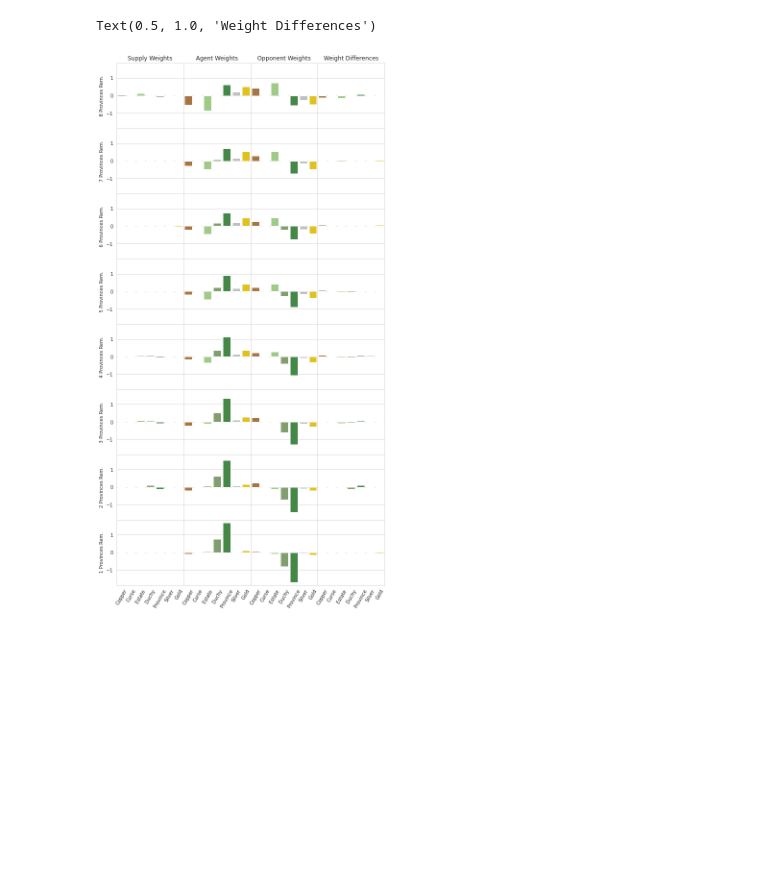
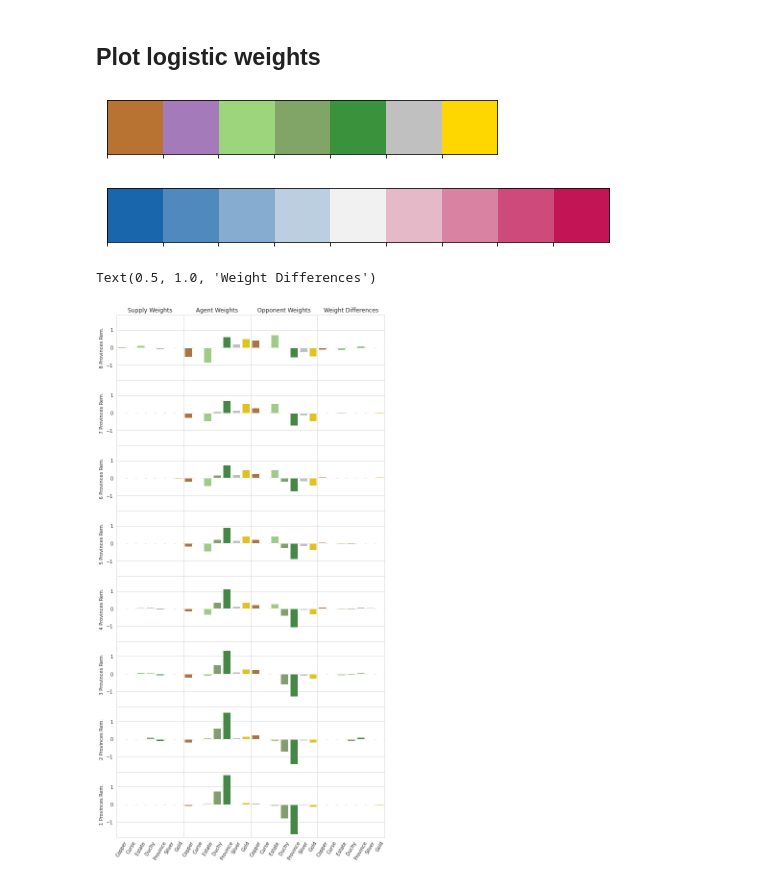
Before and after one commit to SpecificGenerality/PyDominion, a Jupyter notebook: notebooks/figures.ipynb, the cells around one changed output. Cells and saved outputs as stored; diff of their text form; code cells hidden in the pictures; blank space fills up the shorter version.

```diff
--- a/notebooks/figures.ipynb
+++ b/notebooks/figures.ipynb
@@ -17,3 +16,5 @@ fig_dir = os.path.join(project_root, 'figures')
+# %% [markdown]
+## Plot logistic weights ##
 # %%
 model_name = 'default-mlog'
 model_path = os.path.join(model_dir, model_name)
@@ -28,3 +30,11 @@ colors = ['#b87333', '#a47abb','#9dd57d', '#81a566', '#3a923d', '#c0c0c0', '#ffd
+# %%
+sns.palplot(colors)
+# %% [output]
+[figure, added]
+# %%
+sns.palplot(cmap)
+# %% [output]
+[figure, added]
 # %%
 sns.set_palette(colors)
 # %%
```
Also changed, not shown: parts of 8 cells of this notebook, 1 other file.
